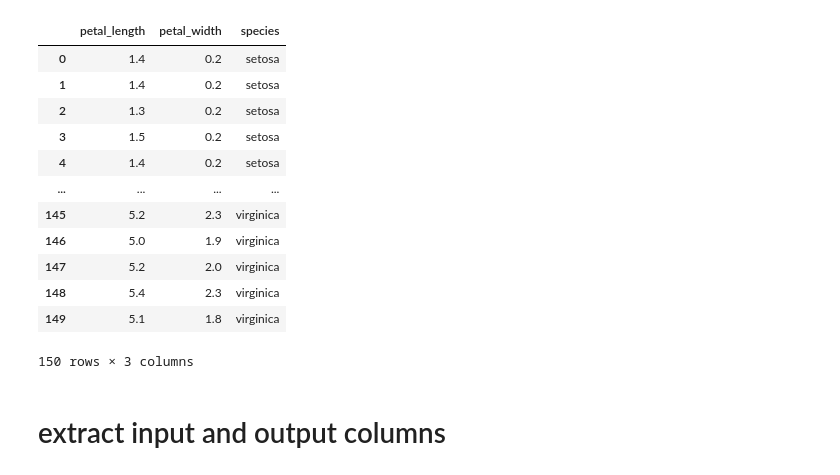
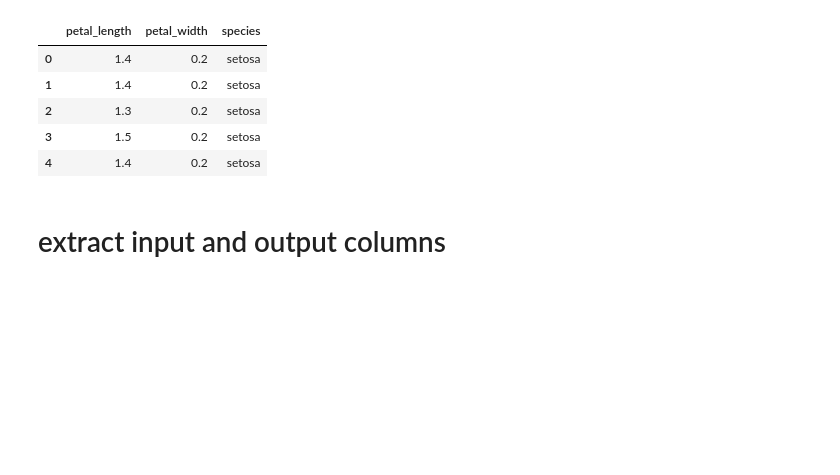
Before and after one commit to PlamenStilyianov/Professional_Certificate_in_ML_and_AI, a Jupyter notebook: Module22/Notebooks_starter/multiclass_iris.ipynb, the cells around one changed output. Cells and saved outputs as stored; diff of their text form; code cells hidden in the pictures; blank space fills up the shorter version.

```diff
--- a/Module22/Notebooks_starter/multiclass_iris.ipynb
+++ b/Module22/Notebooks_starter/multiclass_iris.ipynb
@@ -55,29 +48,22 @@ def plot_region_scatter(model):
 # %%
 data = datasets.load_iris()
 iris = pd.DataFrame(data.data, columns=data.feature_names)
 iris['species'] = data.target_names[data.target]
 
 
 iris.drop(columns=['sepal length (cm)','sepal width (cm)'],inplace=True)
 
 x0 = 'petal_length'
 x1 = 'petal_width'
 iris.rename(columns={'petal length (cm)':x0,'petal width (cm)':x1},inplace=True)
-iris
+iris.head()
 # %% [output]
 |  | petal_length | petal_width | species |
 | 0 | 1.4 | 0.2 | setosa |
 | 1 | 1.4 | 0.2 | setosa |
 | 2 | 1.3 | 0.2 | setosa |
 | 3 | 1.5 | 0.2 | setosa |
 | 4 | 1.4 | 0.2 | setosa |
-| ... | ... | ... | ... |
-| 145 | 5.2 | 2.3 | virginica |
-| 146 | 5.0 | 1.9 | virginica |
-| 147 | 5.2 | 2.0 | virginica |
-| 148 | 5.4 | 2.3 | virginica |
-| 149 | 5.1 | 1.8 | virginica |
-150 rows × 3 columns
 # %% [markdown]
 # extract input and output columns
 # %%
```
Also changed, not shown: parts of 5 cells of this notebook, 3 other files.
